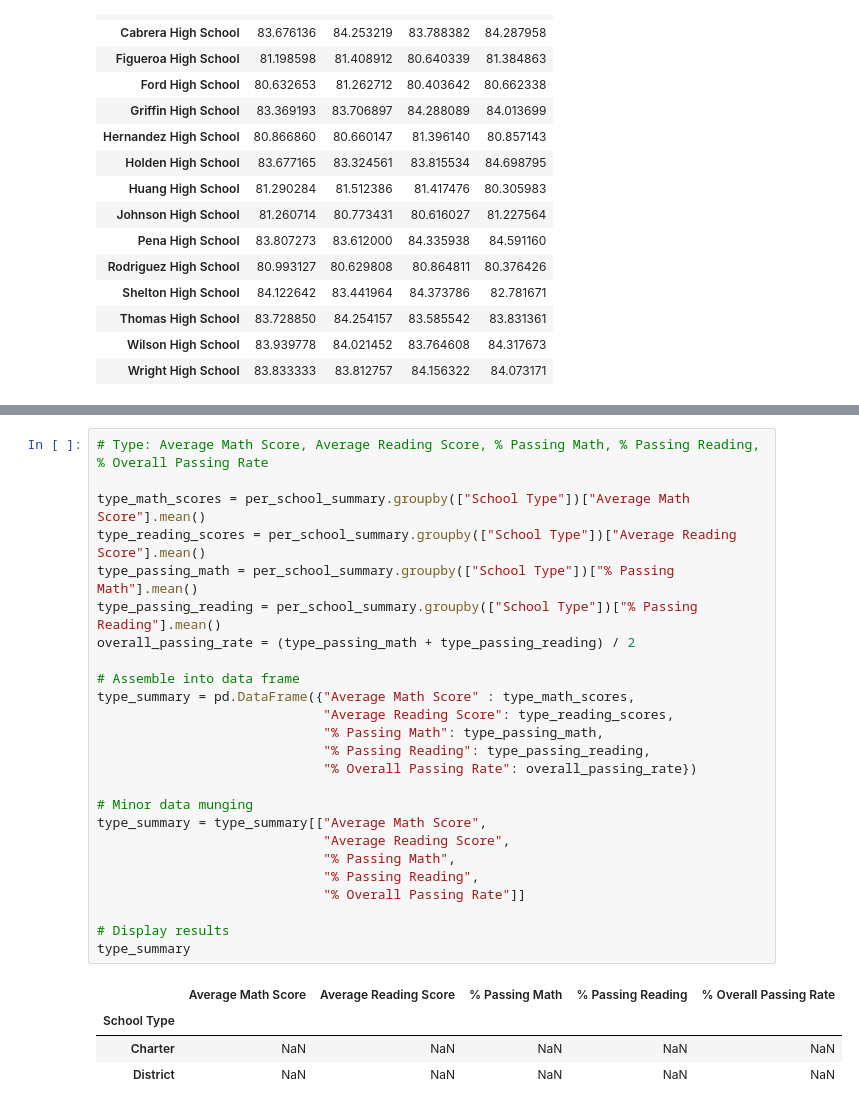
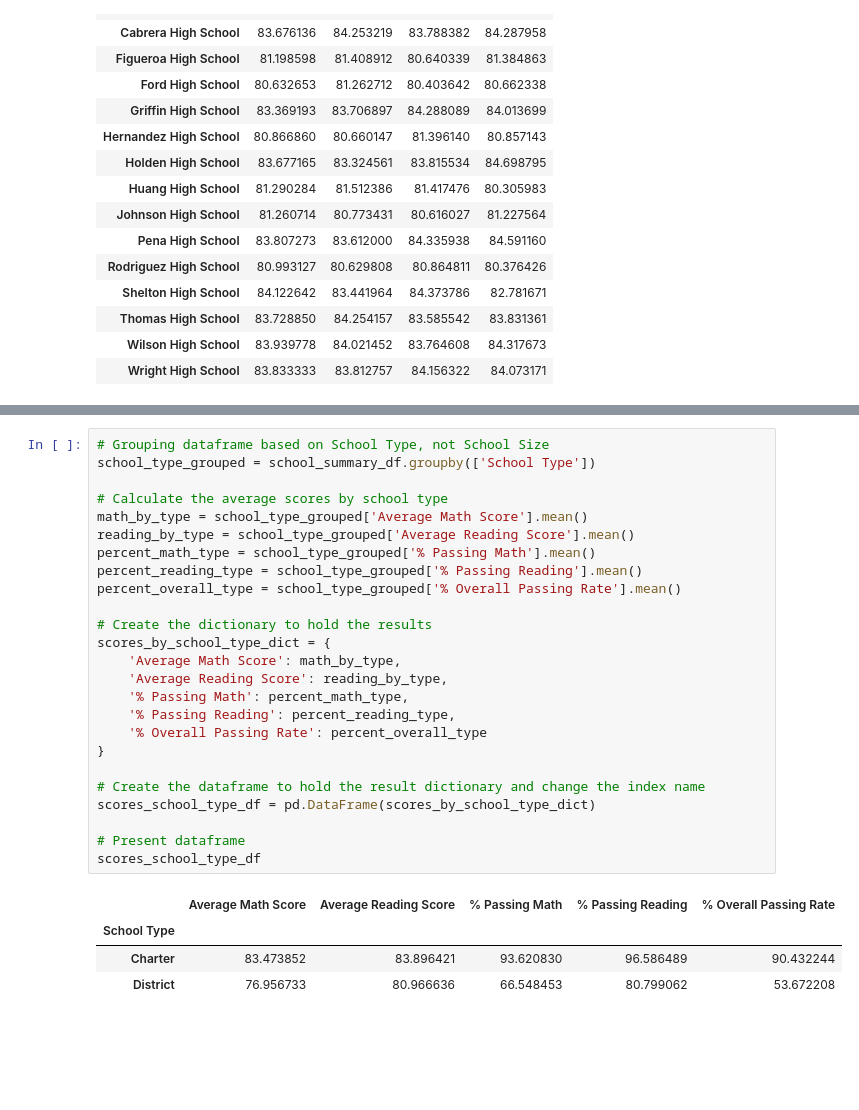
Before and after one commit to thesarahcain/pandas-challenge, a Jupyter notebook: Module4Homework.ipynb, the cells around one changed output, grey strips where cells are left out. Saved outputs shown, nothing was run; the diff lists cells and outputs as text; blank space fills up the shorter version.

```diff
--- a/Module4Homework.ipynb
+++ b/Module4Homework.ipynb
@@ -560,33 +533,33 @@ size_summary
 | Small (<1000) | 83.821598 | 83.929843 | 93.550225 | 96.099437 | 94.824831 |
 | Medium (1000-2000) | 83.374684 | 83.864438 | 93.599695 | 96.790680 | 95.195187 |
 | Large (2000-5000) | 77.746417 | 81.344493 | 69.963361 | 82.766634 | 76.364998 |
-# %%
-# Type: Average Math Score, Average Reading Score, % Passing Math, % Passing Reading, % Overall Passing Rate
-
-type_math_scores = per_school_summary.groupby(["School Type"])["Average Math Score"].mean()
-type_reading_scores = per_school_summary.groupby(["School Type"])["Average Reading Score"].mean()
-type_passing_math = per_school_summary.groupby(["School Type"])["% Passing Math"].mean()
-type_passing_reading = per_school_summary.groupby(["School Type"])["% Passing Reading"].mean()
-overall_passing_rate = (type_passing_math + type_passing_reading) / 2
-
-# Assemble into data frame
-type_summary = pd.DataFrame({"Average Math Score" : type_math_scores,
-                             "Average Reading Score": type_reading_scores,
-                             "% Passing Math": type_passing_math,
-                             "% Passing Reading": type_passing_reading,
-                             "% Overall Passing Rate": overall_passing_rate})
-
-# Minor data munging
-type_summary = type_summary[["Average Math Score",
-                             "Average Reading Score",
-                             "% Passing Math",
-                             "% Passing Reading",
-                             "% Overall Passing Rate"]]
-
-# Display results
-type_summary
-# %% [output]
-|  | Average Math Score | Average Reading Score | % Passing Math | % Passing Reading | % Overall Passing Rate |
-| School Type |  |  |  |  |  |
-| Charter | NaN | NaN | NaN | NaN | NaN |
-| District | NaN | NaN | NaN | NaN | NaN |
+# %%
+# Grouping dataframe based on School Type, not School Size
+school_type_grouped = school_summary_df.groupby(['School Type'])
+
+# Calculate the average scores by school type
+math_by_type = school_type_grouped['Average Math Score'].mean()
+reading_by_type = school_type_grouped['Average Reading Score'].mean()
+percent_math_type = school_type_grouped['% Passing Math'].mean()
+percent_reading_type = school_type_grouped['% Passing Reading'].mean()
+percent_overall_type = school_type_grouped['% Overall Passing Rate'].mean()
+
+# Create the dictionary to hold the results
+scores_by_school_type_dict = {
+    'Average Math Score': math_by_type,
+    'Average Reading Score': reading_by_type,
+    '% Passing Math': percent_math_type,
+    '% Passing Reading': percent_reading_type,
+    '% Overall Passing Rate': percent_overall_type
+}
+
+# Create the dataframe to hold the result dictionary and change the index name
+scores_school_type_df = pd.DataFrame(scores_by_school_type_dict)
+
+# Present dataframe
+scores_school_type_df
+# %% [output]
+|  | Average Math Score | Average Reading Score | % Passing Math | % Passing Reading | % Overall Passing Rate |
+| School Type |  |  |  |  |  |
+| Charter | 83.473852 | 83.896421 | 93.620830 | 96.586489 | 90.432244 |
+| District | 76.956733 | 80.966636 | 66.548453 | 80.799062 | 53.672208 |
```
Also changed, not shown: parts of 7 cells of this notebook.
